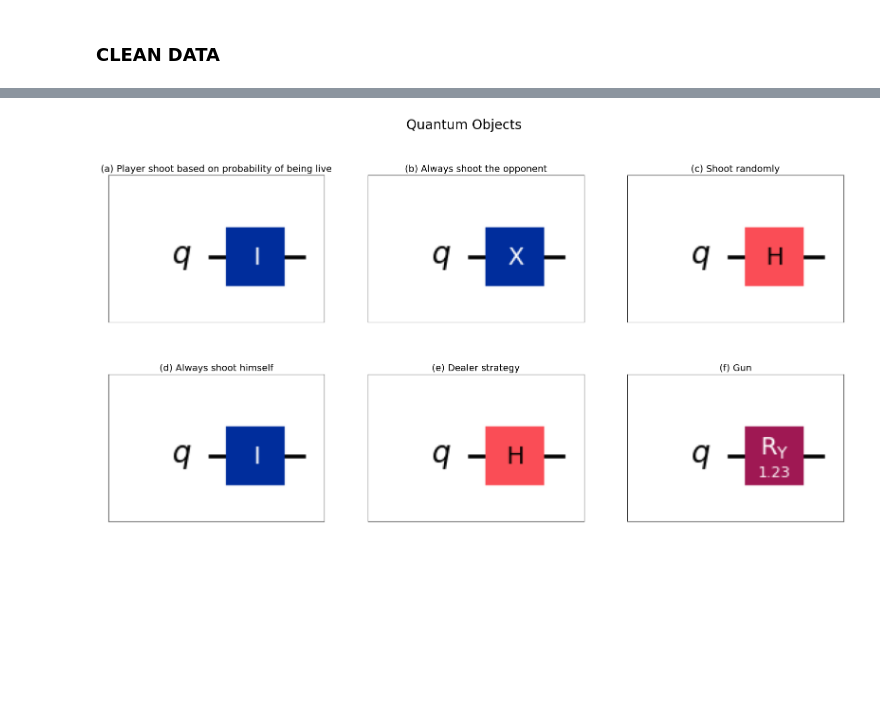
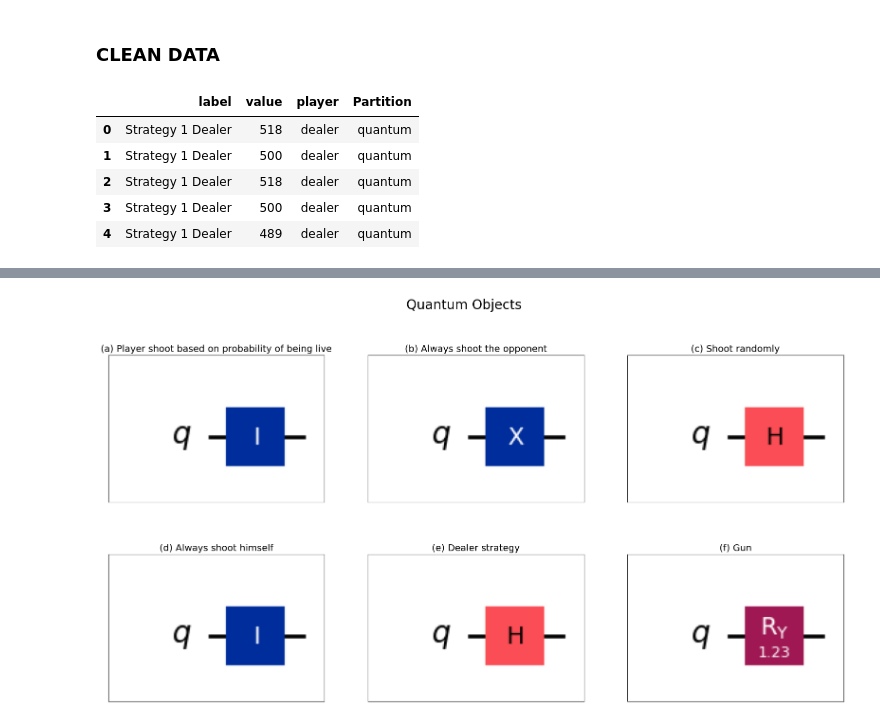
Before and after one commit to Dpbm/qbuck, a Jupyter notebook: buckshot-roulette.ipynb, the cells around one changed output, grey strips where cells are left out. Saved outputs shown, nothing was run; the diff lists cells and outputs as text; code cells hidden in the pictures; blank space fills up the shorter version.

```diff
--- a/buckshot-roulette.ipynb
+++ b/buckshot-roulette.ipynb
@@ -38,10 +78,11 @@ class Play:
 # %%
 class Player(ABC):
 
-    def __init__(self, life:int, name:str):
+    def __init__(self, life:int, name:str, random_engine:RandomEngine):
         self._life = life
         self._points = 0
         self._name = name
+        self._randomng = random_engine()
 
     @abstractmethod
     def play(self, bullets:List[Shell]) -> Play:
@@ -53,6 +94,10 @@ class Player(ABC):
 
     def add_point(self):
         self._points += 1
+
+    @property
+    def randomng(self) -> RandomEngine:
+        return self._randomng
 
     @property
     def name(self) -> str:
@@ -80,7 +125,8 @@ class Game:
     def __init__(
         self,
         bullets: List[Shell],
-        players: List[Player]
+        players: List[Player],
+        random_engine: RandomEngine
     ):
         self._bullets = bullets
         self._players = players
@@ -90,8 +136,15 @@ class Game:
         self._total_players = len(players)
         self._current_player_i = 0
 
+        self._randomng = random_engine()
+
     def _get_next_player_i(self) -> int:
         return (self._current_player_i+1)%self._total_players
+
+    def set_seed(self, seed:int):
+        self._randomng.set_seed(seed)
+        for player in self._players:
+            player.randomng.set_seed(seed)
 
     @property
     def _opponent(self) -> Player:
@@ -106,7 +159,7 @@ class Game:
 
     @property
     def _next_bullet(self) -> Shell:
-        bullet = random.choice(self._bullets)
+        bullet = self._randomng.get_random_value(self._bullets)
         self._bullets.remove(bullet)
         return bullet
 
@@ -174,7 +227,7 @@ class Human2(Player):
 # %%
 class Human3(Player):
     def play(self, bullets:List[Shell]) -> Play:
-        if(random.random() < 0.5):
+        if(self._randomng.get_random_value()):
             return Play.OPPONENT
         return Play.HIMSELF
 # %%
@@ -447,39 +509,61 @@ columns = ("label", "value", "player")
 
 quantum_json_file = "quantum-aer-sim-results.json"
 classical_json_file = "classical-results.json"
+classical_json_file_cpp_random = "classical-results-cpp-random.json"
 
 def generate_df_for_plot(file) -> pd.DataFrame:
     data_df = pd.DataFrame(columns=columns)
     tmp_df = pd.DataFrame(columns=tmp_columns)
-
 
     # data setup
     with open(file, "r") as file:
         data = json.load(file)
         i_loc = 0
 
         for val in data.values():
             row = { column: 0 for column in tmp_columns }
             for i in range(total_strategies):
                 player_name,dealer_name = get_strategy_column_names(i+1)
                 row[player_name] = val[i]["player"]
                 row[dealer_name] = val[i]["dealer"]
             tmp_df.loc[i_loc] = row
             i_loc += 1
 
 
     # box plot setup
     data_df = pd.DataFrame(tmp_df.stack()).reset_index()
     data_df = data_df.drop('level_0', axis=1)
     data_df = data_df.rename(columns={'level_1': 'label', 0:'value'})
     data_df['label'] = data_df['label'].str.replace('_', ' ')
     data_df['label'] = data_df['label'].str.title()
     data_df.loc[data_df["label"].str.contains('Player'), 'player'] = 'player'
     data_df.loc[data_df["label"].str.contains('Dealer'), 'player'] = 'dealer'
     data_df = data_df.sort_values(by="label")
 
     return data_df
 
 quantum_data = generate_df_for_plot(quantum_json_file)
 classical_data = generate_df_for_plot(classical_json_file)
+classical_data_cpp_random = generate_df_for_plot(classical_json_file_cpp_random)
+
+
+quantum_data_labeled = quantum_data
+quantum_data_labeled["Partition"] = "quantum"
+
+classical_data_labeled = classical_data
+classical_data_labeled["Partition"] = "classical"
+
+classical_data_cpp_random_labeled = classical_data_cpp_random
+classical_data_cpp_random_labeled["Partition"] = "classical-cpp"
+
+
+all_data = pd.concat((quantum_data_labeled, classical_data_labeled, classical_data_cpp_random_labeled), ignore_index=True)
+all_data.head()
+# %% [output]
+|  | label | value | player | Partition |
+| 0 | Strategy 1 Dealer | 518 | dealer | quantum |
+| 1 | Strategy 1 Dealer | 500 | dealer | quantum |
+| 2 | Strategy 1 Dealer | 518 | dealer | quantum |
+| 3 | Strategy 1 Dealer | 500 | dealer | quantum |
+| 4 | Strategy 1 Dealer | 489 | dealer | quantum |
 # %%
```
Also changed, not shown: parts of 8 cells of this notebook, 6 other files.
